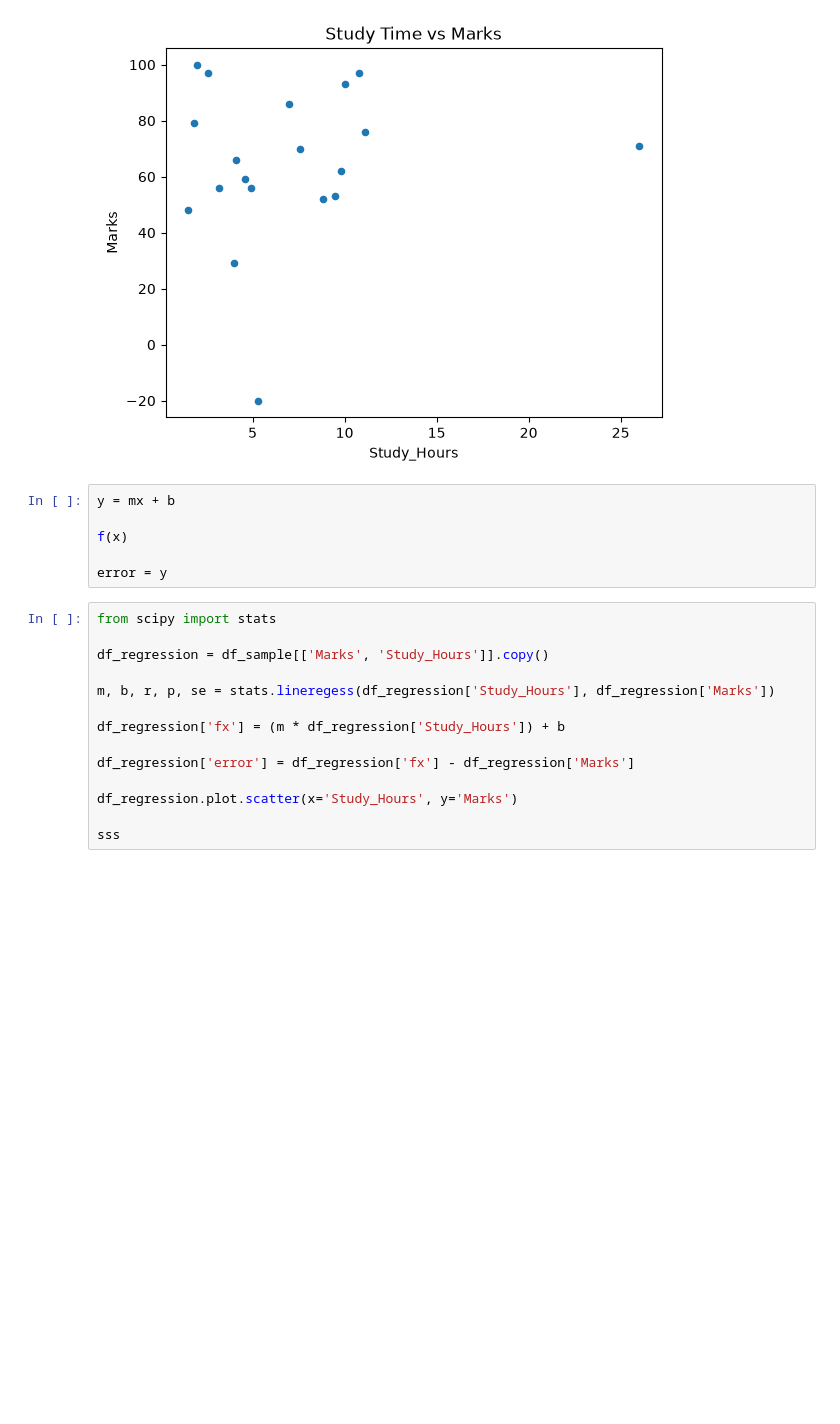
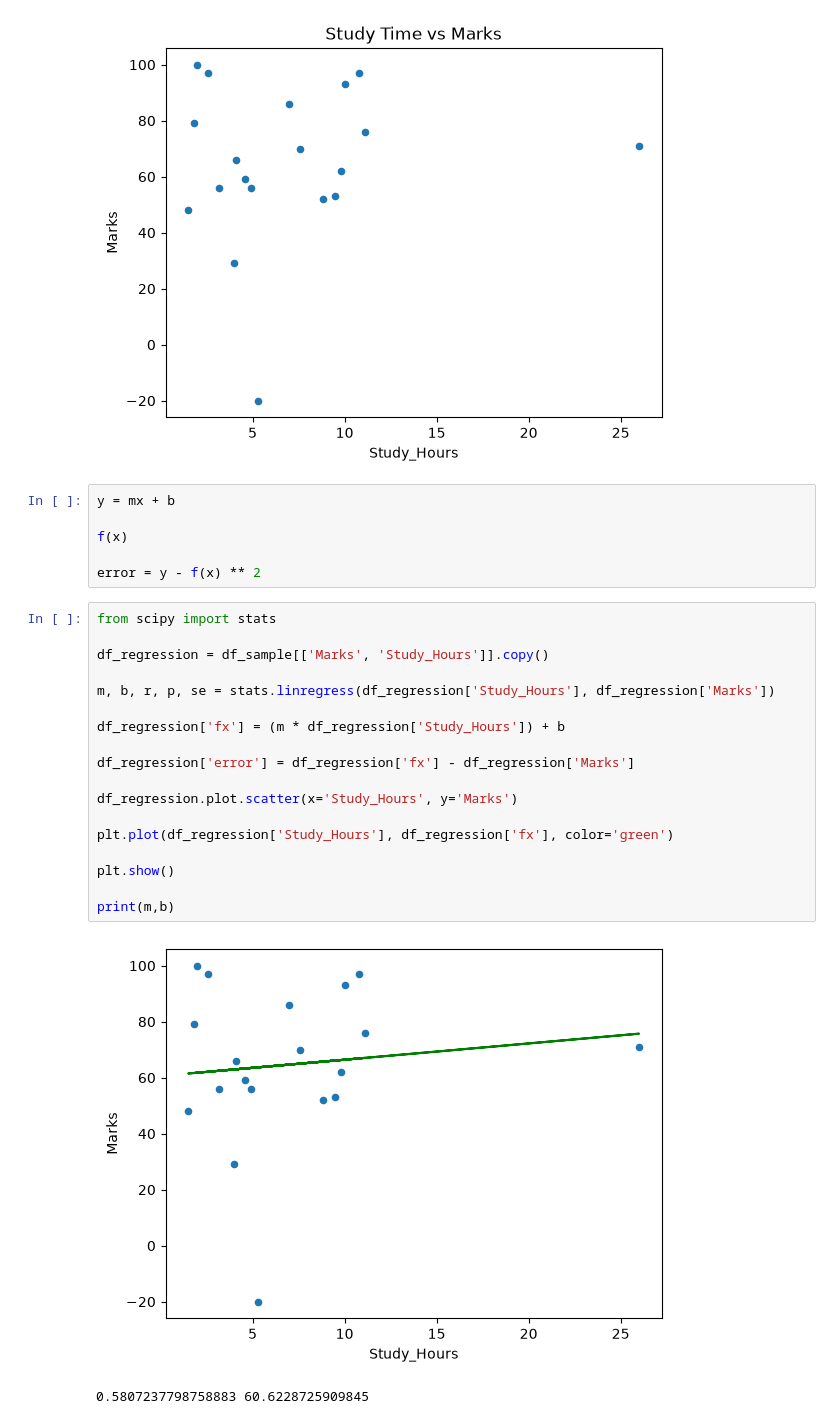
Before and after one commit to Eze-paul231/data-practical, a Jupyter notebook: realworld.ipynb, the cells around one changed output. Saved outputs shown, nothing was run; the diff lists cells and outputs as text; blank space fills up the shorter version.

```diff
--- a/realworld.ipynb
+++ b/realworld.ipynb
@@ -221,23 +221,30 @@ df_sample.plot.scatter(title='Study Time vs Marks', x='Study_Hours', y='Marks')
 # %% [output]
 <Axes: title={'center': 'Study Time vs Marks'}, xlabel='Study_Hours', ylabel='Marks'>
 [figure]
-# %%
-y = mx + b
-
-f(x)
-
-error = y
+# %%
+y = mx + b
+
+f(x)
+
+error = y - f(x) ** 2
 # %%
 from scipy import stats
 
 df_regression = df_sample[['Marks', 'Study_Hours']].copy()
 
-m, b, r, p, se = stats.lineregess(df_regression['Study_Hours'], df_regression['Marks'])
+m, b, r, p, se = stats.linregress(df_regression['Study_Hours'], df_regression['Marks'])
 
 df_regression['fx'] = (m * df_regression['Study_Hours']) + b
 
 df_regression['error'] = df_regression['fx'] - df_regression['Marks']
 
 df_regression.plot.scatter(x='Study_Hours', y='Marks')
 
-sss
+plt.plot(df_regression['Study_Hours'], df_regression['fx'], color='green')
+
+plt.show()
+
+print(m,b)
+# %% [output]
+[figure, added]
+0.5807237798758883 60.6228725909845
```
Also changed, not shown: parts of 1 cell of this notebook.
